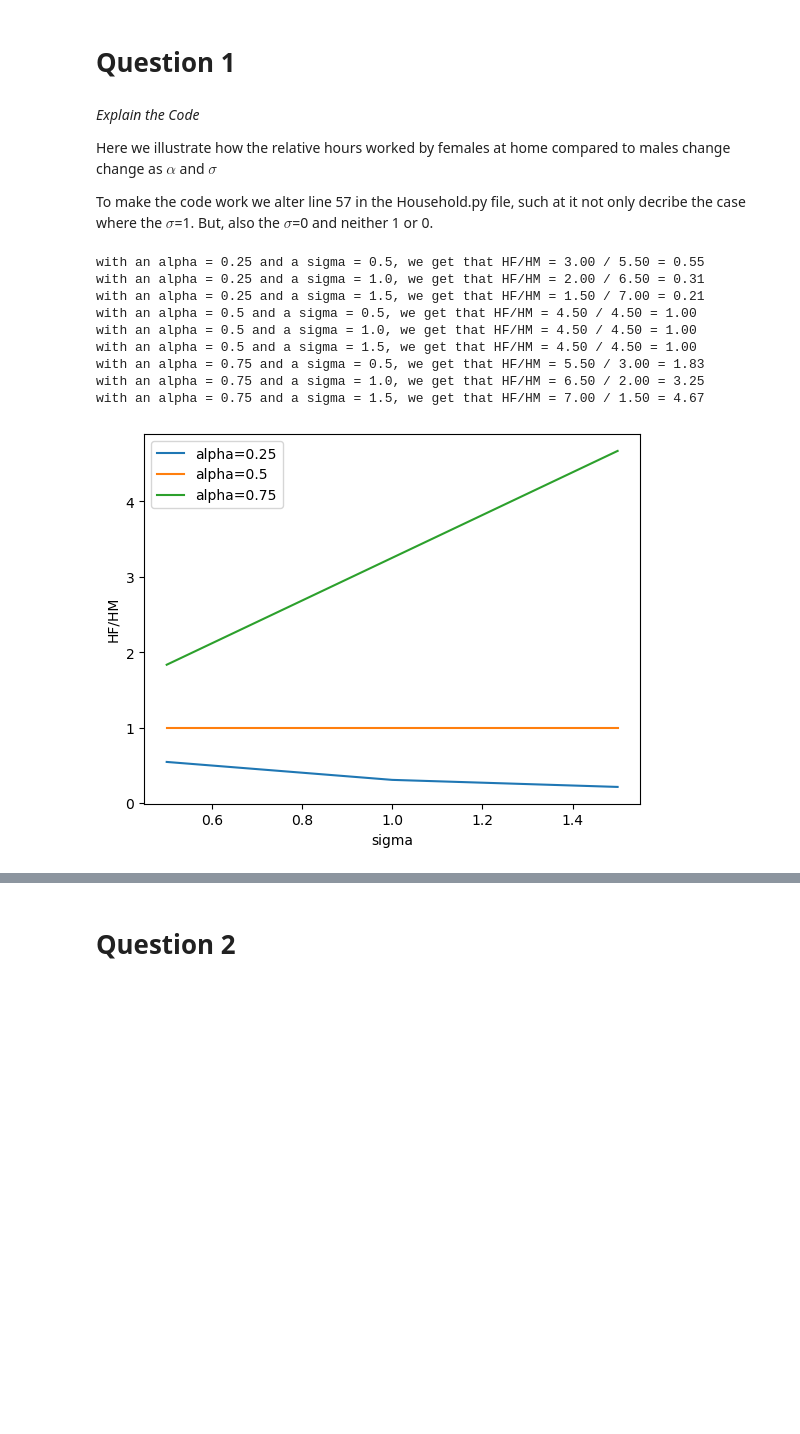
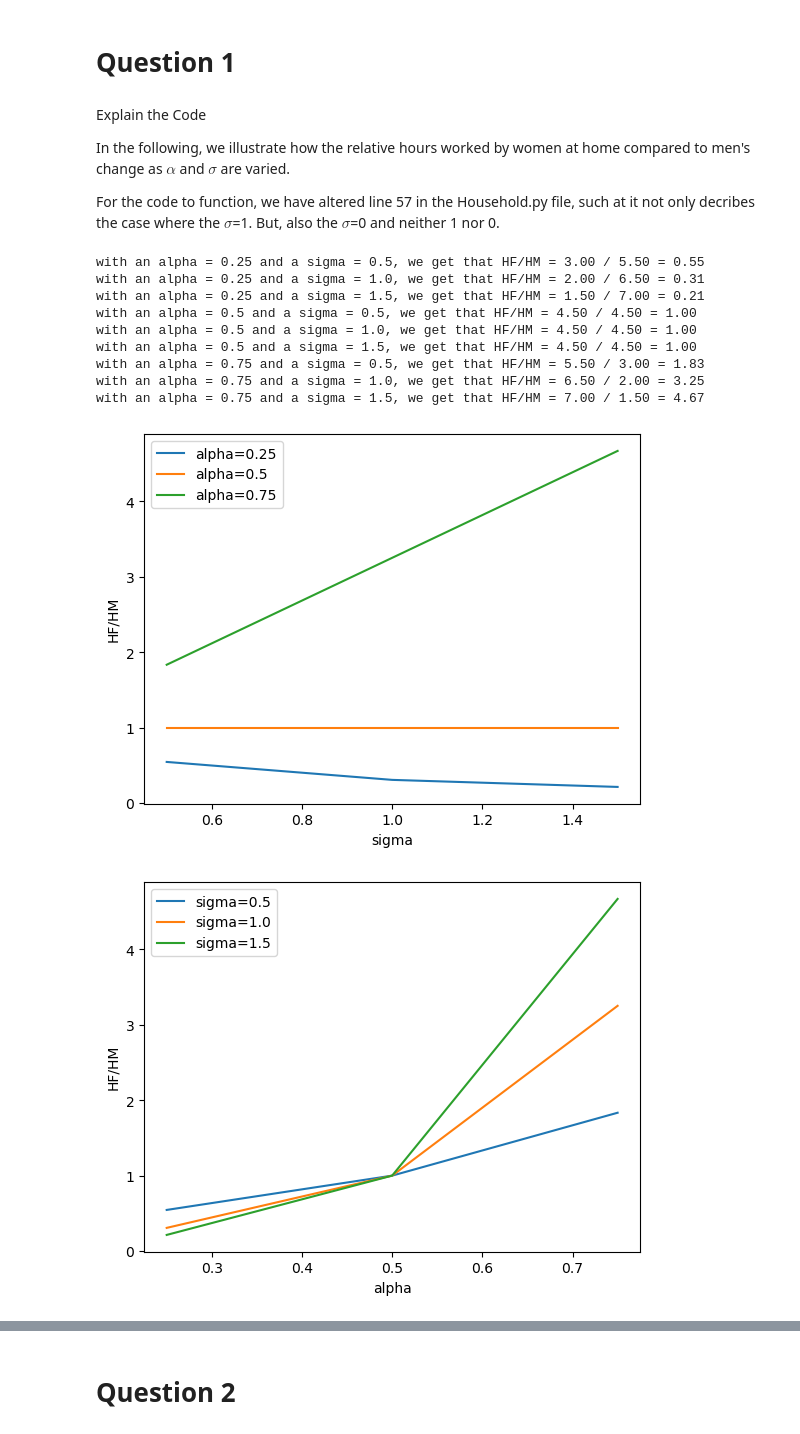
Before and after one commit to NumEconCopenhagen/projects-2023-agnete_louise_mathilde, a Jupyter notebook: inauguralproject/inauguralproject.ipynb, the cells around one changed output, grey strips where cells are left out. Cells and saved outputs as stored; diff of their text form; code cells hidden in the pictures; blank space fills up the shorter version.

```diff
--- a/inauguralproject/inauguralproject.ipynb
+++ b/inauguralproject/inauguralproject.ipynb
@@ -27,11 +24,11 @@ The autoreload extension is already loaded. To reload it, use:
 # %% [markdown]
 # Question 1
 # %% [markdown]
-*Explain the Code*
+Explain the Code
 
-Here we illustrate how the relative hours worked by females at home compared to males change change as $\alpha$ and $\sigma$
+In the following, we illustrate how the relative hours worked by women at home compared to men's change as $\alpha$ and $\sigma$ are varied.
 
-To make the code work we alter line 57 in the Household.py file, such at it not only decribe the case where the $\sigma$=1. But, also the $\sigma$=0 and neither 1 or 0.
+For the code to function, we have altered line 57 in the Household.py file, such at it not only decribes the case where the $\sigma$=1. But, also the $\sigma$=0 and neither 1 nor 0.
 # %%
 # Define the necessary parameters
 alpha_list = [0.25, 0.50, 0.75]
@@ -53,30 +50,41 @@ for alpha in alpha_list:
         # solve the model
         opt = model.solve_discrete()
         # store the result
         resultsHF[(alpha, sigma)] = opt.HF
         resultsHM[(alpha, sigma)] = opt.HM
         resultsHFHNM[(alpha, sigma)] = opt.HF/opt.HM
 
         # print results
         print(f"with an alpha = {alpha} and a sigma = {sigma}, we get that HF/HM = {opt.HF:.2f} / {opt.HM:.2f} = {opt.HF/opt.HM:.2f}")
 
 # plot the results
 fig, ax = plt.subplots()
 for alpha in alpha_list:
     y = [resultsHFHNM[(alpha, sigma)] for sigma in sigma_list]
     ax.plot(sigma_list, y, label=f"alpha={alpha}")
 ax.set_xlabel("sigma")
 ax.set_ylabel("HF/HM")
 ax.legend()
 plt.show()
+
+# plot the results 2.0
+fig1, ax = plt.subplots()
+for sigma in sigma_list:
+    y = [resultsHFHNM[(alpha, sigma)] for alpha in alpha_list]
+    ax.plot(alpha_list, y, label=f"sigma={sigma}")
+ax.set_xlabel("alpha")
+ax.set_ylabel("HF/HM")
+ax.legend()
+plt.show()
 # %% [output]
 with an alpha = 0.25 and a sigma = 0.5, we get that HF/HM = 3.00 / 5.50 = 0.55
 with an alpha = 0.25 and a sigma = 1.0, we get that HF/HM = 2.00 / 6.50 = 0.31
 with an alpha = 0.25 and a sigma = 1.5, we get that HF/HM = 1.50 / 7.00 = 0.21
 with an alpha = 0.5 and a sigma = 0.5, we get that HF/HM = 4.50 / 4.50 = 1.00
 with an alpha = 0.5 and a sigma = 1.0, we get that HF/HM = 4.50 / 4.50 = 1.00
 with an alpha = 0.5 and a sigma = 1.5, we get that HF/HM = 4.50 / 4.50 = 1.00
 with an alpha = 0.75 and a sigma = 0.5, we get that HF/HM = 5.50 / 3.00 = 1.83
 with an alpha = 0.75 and a sigma = 1.0, we get that HF/HM = 6.50 / 2.00 = 3.25
 with an alpha = 0.75 and a sigma = 1.5, we get that HF/HM = 7.00 / 1.50 = 4.67
 [figure]
+[figure, added]
```
Also changed, not shown: parts of 10 cells of this notebook, 1 other file.
